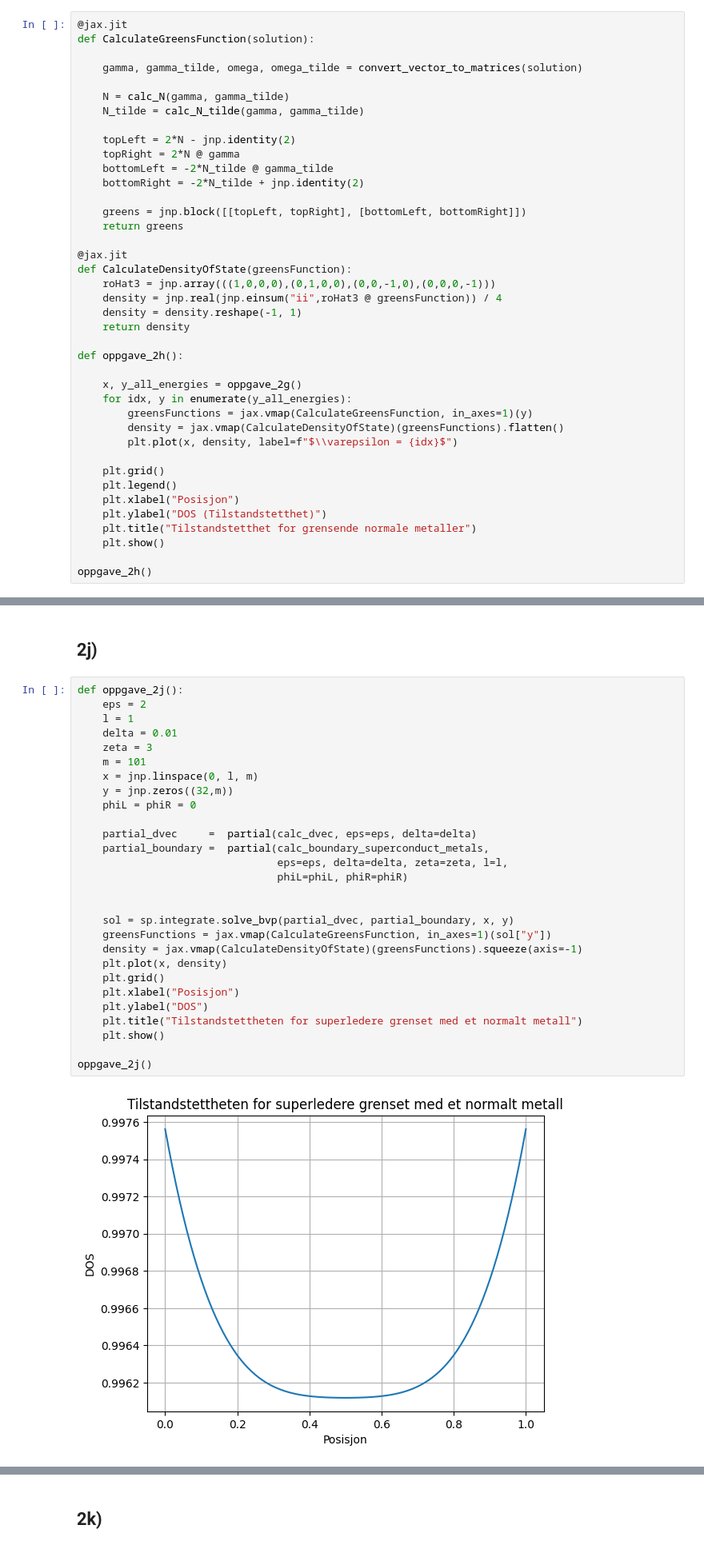
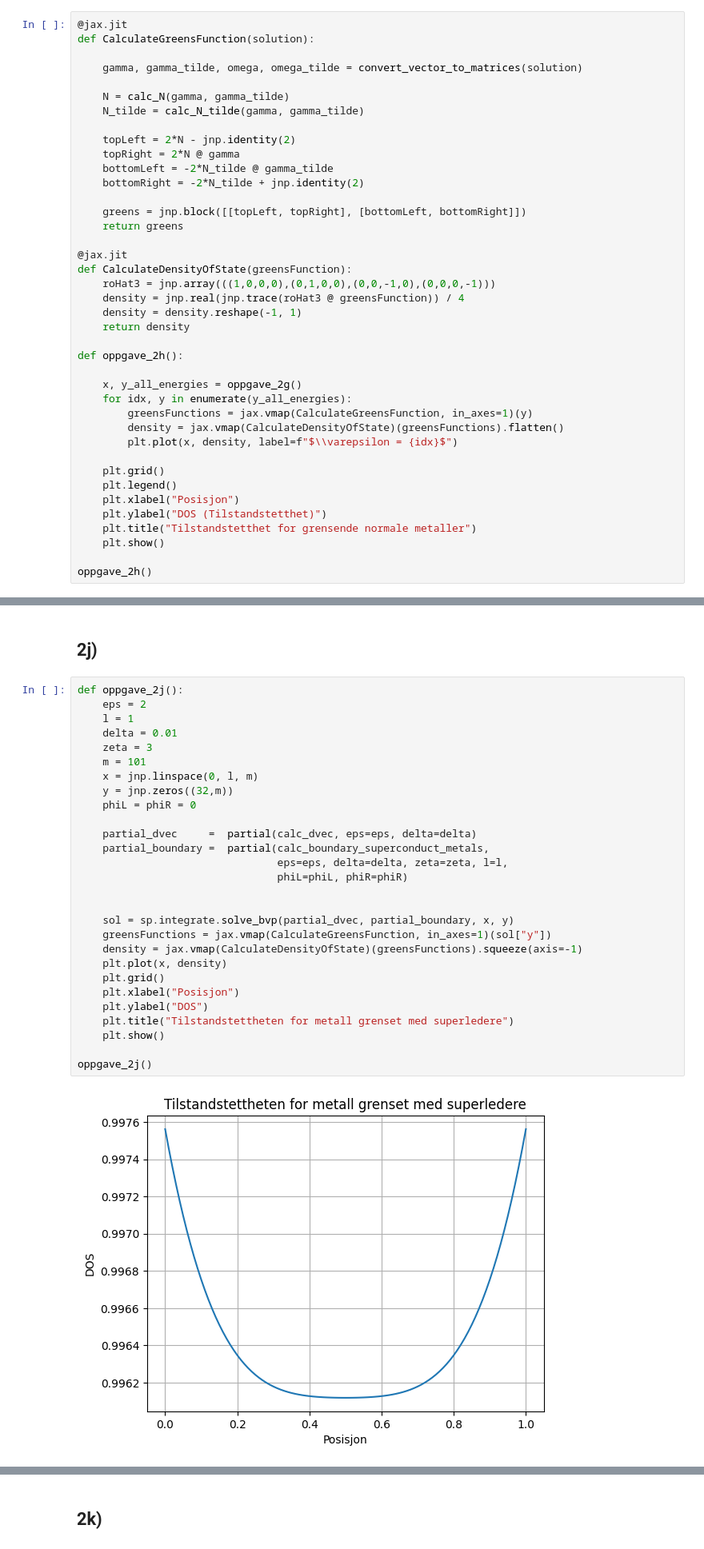
Before and after one commit to theodormv/TMA4320_fysikk_prosjekt, a Jupyter notebook: prosjekt_3_fysikk.ipynb, the cells around one changed output, grey strips where cells are left out. Shown at 80% size. Drawn from its saved outputs; the diff is of its cells as text.

```diff
--- a/prosjekt_3_fysikk.ipynb
+++ b/prosjekt_3_fysikk.ipynb
@@ -661,7 +660,7 @@ def CalculateGreensFunction(solution):
 @jax.jit
 def CalculateDensityOfState(greensFunction):
     roHat3 = jnp.array(((1,0,0,0),(0,1,0,0),(0,0,-1,0),(0,0,0,-1)))
-    density = jnp.real(jnp.einsum("ii",roHat3 @ greensFunction)) / 4
+    density = jnp.real(jnp.trace(roHat3 @ greensFunction)) / 4
     density = density.reshape(-1, 1)
     return density
 
@@ -734,33 +733,33 @@ def calc_boundary_superconduct_metals(v_left,v_right, eps, delta, zeta, l, phiL,
 # %%
 def oppgave_2j():
     eps = 2
     l = 1
     delta = 0.01
     zeta = 3
     m = 101
     x = jnp.linspace(0, l, m)
     y = jnp.zeros((32,m))
     phiL = phiR = 0
 
     partial_dvec     =  partial(calc_dvec, eps=eps, delta=delta)
     partial_boundary =  partial(calc_boundary_superconduct_metals,
                                 eps=eps, delta=delta, zeta=zeta, l=l,
                                 phiL=phiL, phiR=phiR)
 
 
     sol = sp.integrate.solve_bvp(partial_dvec, partial_boundary, x, y)
     greensFunctions = jax.vmap(CalculateGreensFunction, in_axes=1)(sol["y"])
     density = jax.vmap(CalculateDensityOfState)(greensFunctions).squeeze(axis=-1)
     plt.plot(x, density)
     plt.grid()
     plt.xlabel("Posisjon")
     plt.ylabel("DOS")
-    plt.title("Tilstandstettheten for superledere grenset med et normalt metall")
+    plt.title("Tilstandstettheten for metall grenset med superledere")
     plt.show()
 
 oppgave_2j()
 # %% [output]
-[figure, old version]
+[figure, new version]
 # %% [markdown]
 I figur 1 ser vi at tilstandstettheten for $E - E_F = 2 |\Delta| \iff \varepsilon = 2$ er noe større enn 1. Dermed er det flere tilgjengelige tilstander for disse elektronene i superledende fase enn i normal fase for det superledende materiale. På grunn av The Proximity Effect ("nærhetseffekten") vil denne økningen i antall tilstander "lekke" inn i det normale metallet. Dette gjør at kantene på metallet i normal fase vil ha høyere tilstandstetthet enn ved sentrum i $x = \frac{l}{2}$. Dermed er det å forvente at resultatene vil være likere de i oppgave h, med tilnærmet kontant verdi.
 
```
Also changed, not shown: parts of 12 cells of this notebook.
